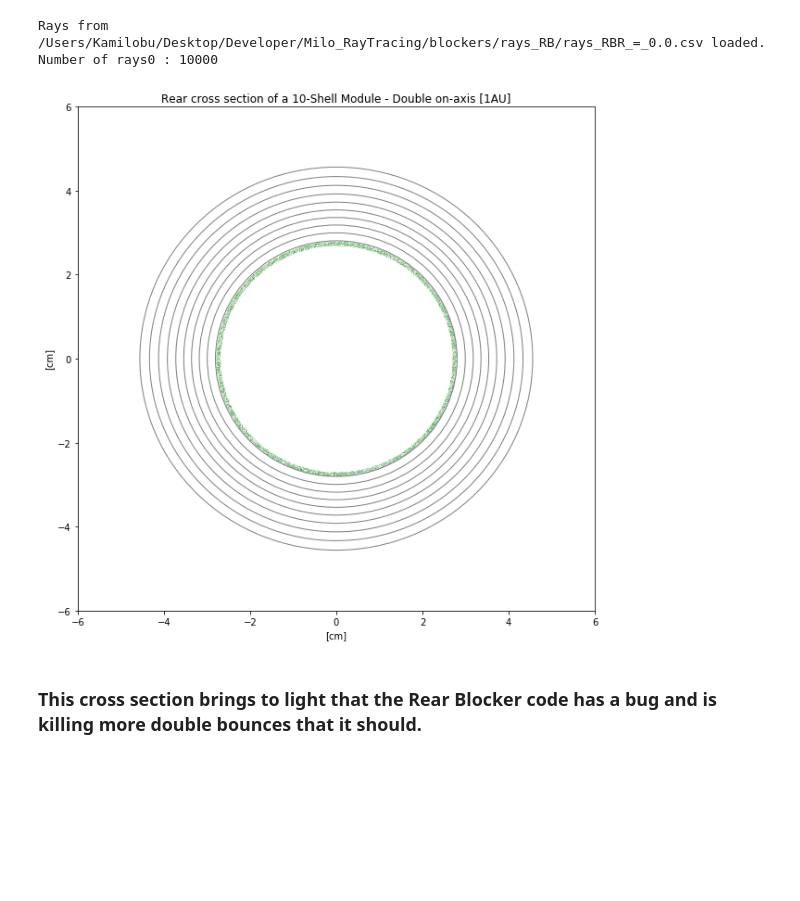
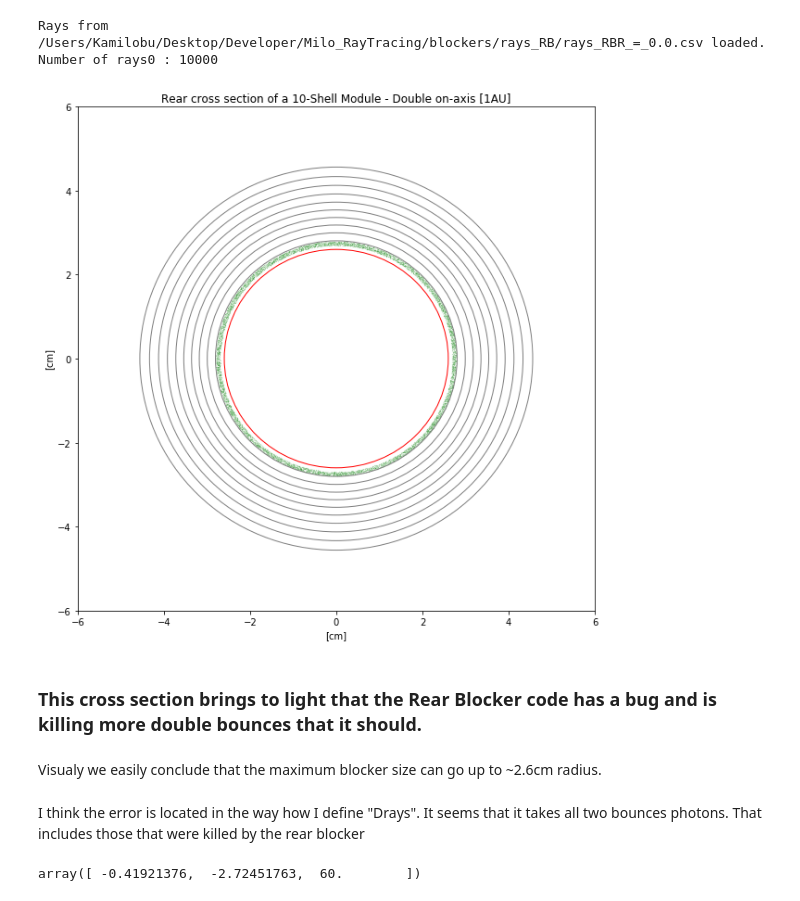
Before and after one commit to pymilo/Milo_RayTracing, a Jupyter notebook: Notebooks/Most_Efficient_Rear_Blocker.ipynb, the cells around one changed output. Drawn from its saved outputs; the diff is of its cells as text; code cells hidden in the pictures; blank space fills up the shorter version.

Commit message:
Rear blocker cross-section

```diff
--- a/Notebooks/Most_Efficient_Rear_Blocker.ipynb
+++ b/Notebooks/Most_Efficient_Rear_Blocker.ipynb
@@ -174,30 +174,41 @@ Number of rays0 : 10000
 # %%
 Drays = [ray for ray in Rrays if (ray.bounces ==2 )]
 Dx, Dy = [], []
 for ray in Drays:
     Dx.append(ray.pos[0])
     Dy.append(ray.pos[1])
 
 
 import matplotlib.pyplot as plt
 fig = plt.figure(figsize=(10,10))
 ax = fig.gca()
 # Plot Shells
 FrontRadii = [5.345, 5.085, 4.835, 4.595, 4.365, 4.15, 3.94, 3.725, 3.51, 3.29]
 InterRadii = [5.15, 4.9, 4.66, 4.43, 4.21, 4.0, 3.8, 3.59, 3.38, 3.17]
 InnerRadii = [4.56, 4.335, 4.125, 3.92, 3.725, 3.54, 3.36, 3.18, 2.995, 2.805]
 for r in InnerRadii:
     c = plt.Circle((0, 0), r, color='grey',fill=False)
     ax.add_artist(c)
 
+rb = plt.Circle((0, 0), 2.6, color='red',fill=False)
+ax.add_artist(rb)
+
 # Plot random points
 plt.scatter(Dx,Dy,s=0.01,color='g',alpha=0.4)
 plt.title('Rear cross section of a 10-Shell Module - Double on-axis [1AU]')
 plt.xlabel('[cm]')
 plt.ylabel('[cm]')
 plt.xlim(-6,6);plt.ylim(-6,6)
 plt.show()
 # %% [output]
-[figure, old version]
+[figure, new version]
 # %% [markdown]
 ### This cross section brings to light that the Rear Blocker code has a bug and is killing more double bounces that it should.
+# %% [markdown]
+Visualy we easily conclude that the maximum blocker size can go up to ~2.6cm radius.
+# %% [markdown]
+I think the error is located in the way how I define "Drays". It seems that it takes all two bounces photons. That includes those that were killed by the rear blocker
+# %%
+Drays[101].pos
+# %% [output]
+array([ -0.41921376,  -2.72451763,  60.        ])
```
